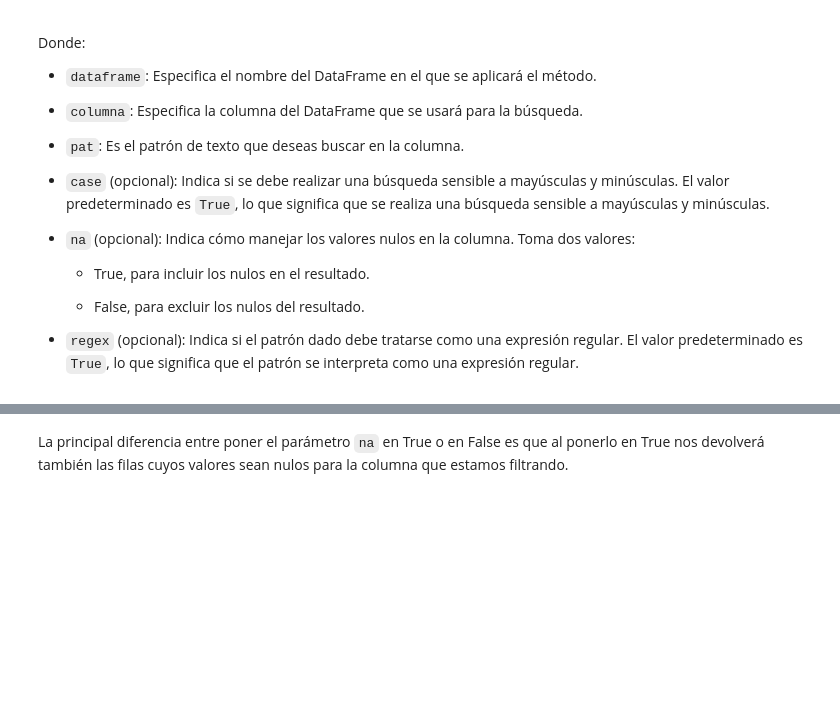
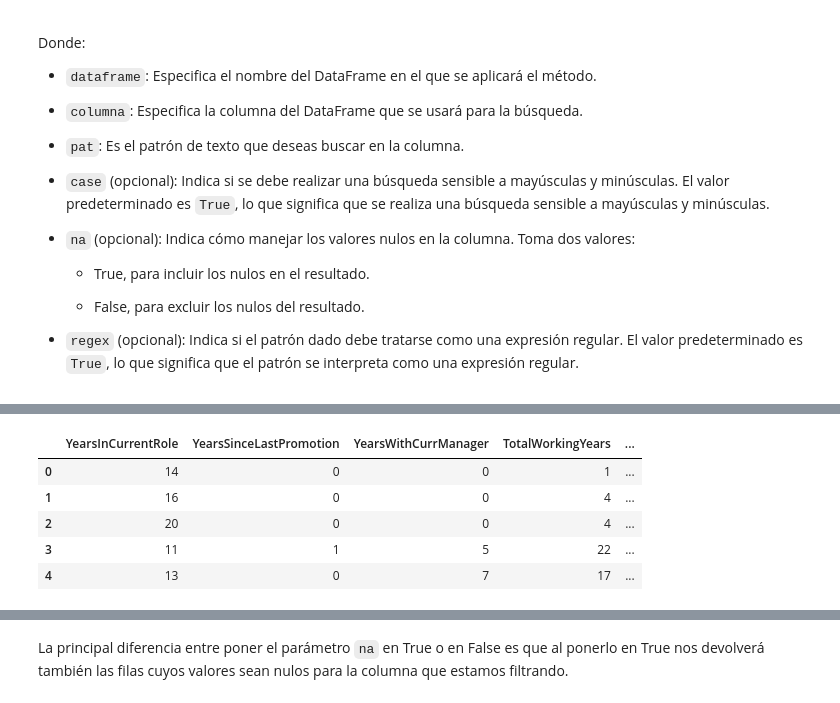
Before and after one commit to jgilsu11/Teoria, a Jupyter notebook: Modulo2/teoria/modulo2-leccion03-pandas-filtrado.ipynb, the cells around one changed output, grey strips where cells are left out. Cells and saved outputs as stored; diff of their text form; code cells hidden in the pictures; blank space fills up the shorter version.

```diff
--- a/Modulo2/teoria/modulo2-leccion03-pandas-filtrado.ipynb
+++ b/Modulo2/teoria/modulo2-leccion03-pandas-filtrado.ipynb
@@ -341,0 +370,9 @@ Donde:
+# %%
+df.filter(like = "Year").head()              #
+# %% [output]
+|  | YearsInCurrentRole | YearsSinceLastPromotion | YearsWithCurrManager | TotalWorkingYears | ... |
+| 0 | 14 | 0 | 0 | 1 | ... |
+| 1 | 16 | 0 | 0 | 4 | ... |
+| 2 | 20 | 0 | 0 | 4 | ... |
+| 3 | 11 | 1 | 5 | 22 | ... |
+| 4 | 13 | 0 | 7 | 17 | ... |
```
Also changed, not shown: parts of 21 cells of this notebook.
